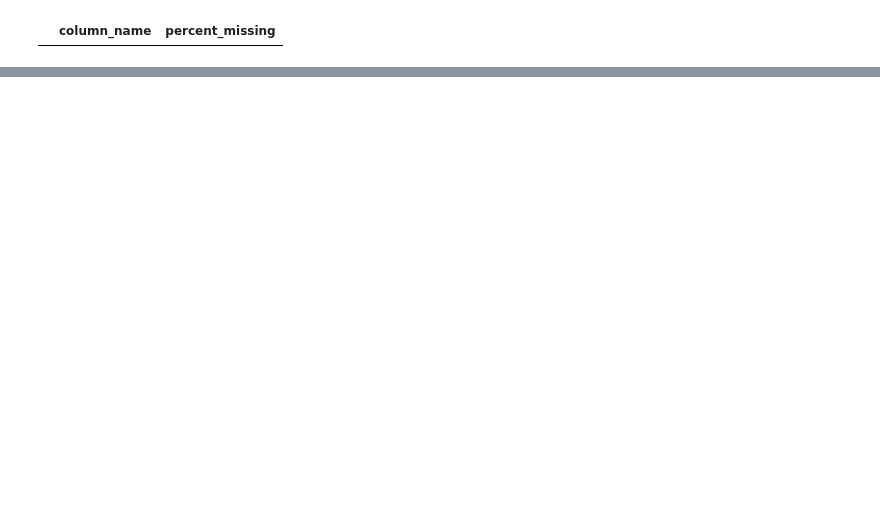
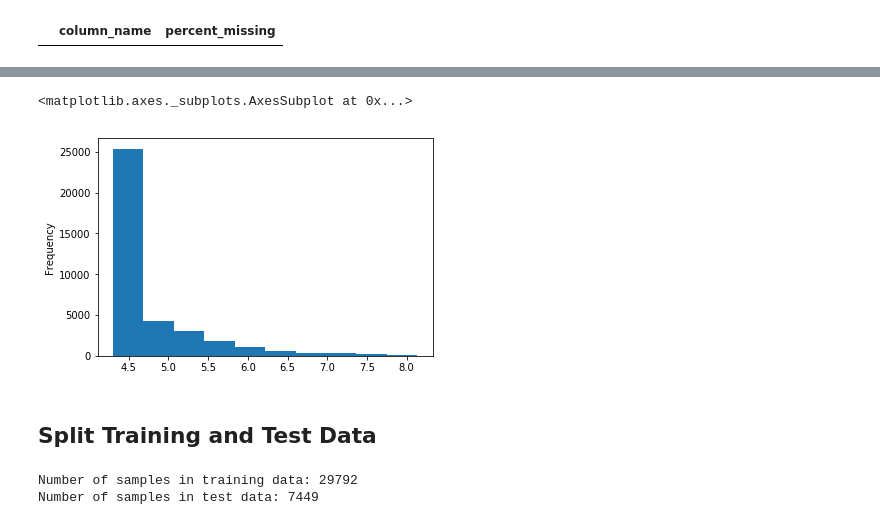
Before and after one commit to xinxinmo/DataXMerckChallenge, a Jupyter notebook: scripts/Near zero variance - data preprocessing.ipynb, the cells around one changed output, grey strips where cells are left out. Saved outputs shown, nothing was run; the diff lists cells and outputs as text; code cells hidden in the pictures; blank space fills up the shorter version.

```diff
--- a/scripts/Near zero variance - data preprocessing.ipynb
+++ b/scripts/Near zero variance - data preprocessing.ipynb
@@ -6,6 +7,6 @@ import matplotlib.pyplot as plt
 # %%
-df_1=pd.read_csv('./../data/TrainingSet/ACT1_competition_training.csv')
-df_1.head()
+train_act_1=pd.read_csv('TrainingSet/TrainingSet/ACT1_competition_training.csv')
+train_act_1.head()
 # %% [output]
 |  | MOLECULE | Act | D_3 | D_4 | D_5 | D_6 | D_7 | D_8 | D_9 | D_11 | ... | ... |
 | 0 | ACT1_M_80 | 6.0179 | 0 | 0 | 0 | 0 | 0 | 0 | 0 | 0 | ... | ... |
@@ -31,0 +35,7 @@ var_t=sum(df_1.var())
+# %%
+train_act_1['Act'].astype(float).plot.hist()
+# %% [output]
+<matplotlib.axes._subplots.AxesSubplot at 0x...>
+[figure, added]
+# %% [markdown]
+## Split Training and Test Data
@@ -31,0 +46,8 @@ var_t=sum(df_1.var())
+# %%
+from sklearn.model_selection import train_test_split
+x_train, x_test, y_train, y_test = train_test_split(X, Y, test_size=0.2, random_state=100)
+print ('Number of samples in training data:',len(x_train))
+print ('Number of samples in test data:',len(x_test))
+# %% [output]
+Number of samples in training data: 29792
+Number of samples in test data: 7449
```
Also changed, not shown: parts of 19 cells of this notebook.
